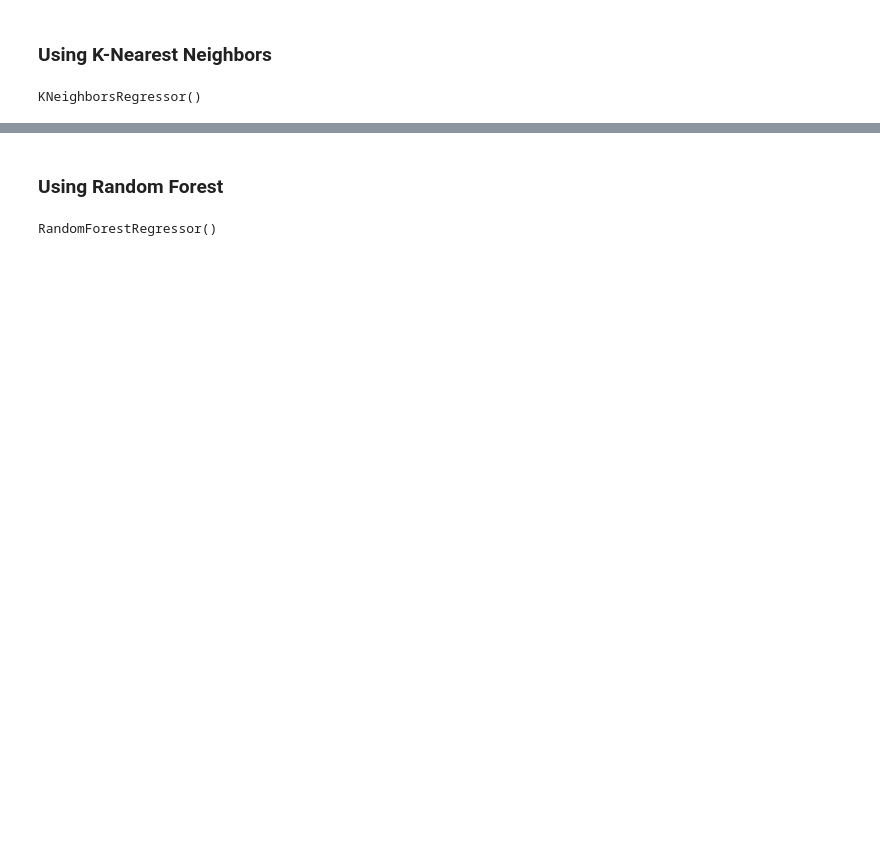
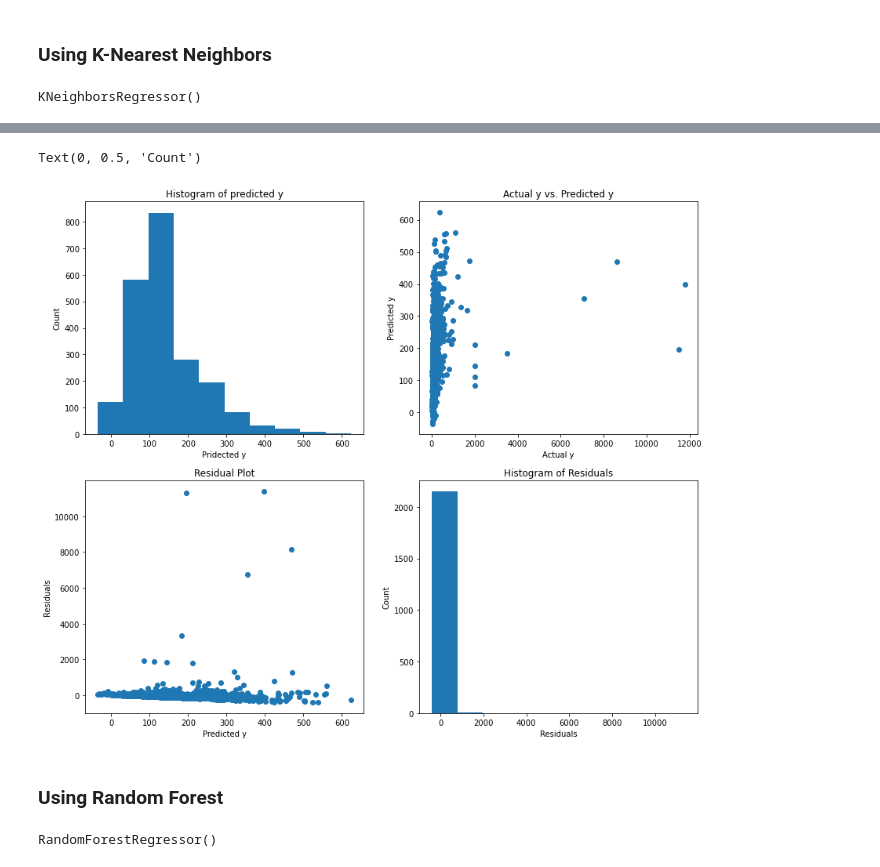
Before and after one commit to GKPSingh/Toronto-Airbnb, a Jupyter notebook: Airbnb_Modelling.ipynb, the cells around one changed output, grey strips where cells are left out. Cells and saved outputs as stored; diff of their text form; code cells hidden in the pictures; blank space fills up the shorter version.

```diff
--- a/Airbnb_Modelling.ipynb
+++ b/Airbnb_Modelling.ipynb
@@ -275,3 +347,27 @@ print(np.sqrt(mean_squared_error(y_test, yk_preds)))
+# %%
+fig,ax = plt.subplots(nrows = 2, ncols =2, figsize = (14,12))
+ax[0,0].hist(y_preds)
+ax[0,0].set_title('Histogram of predicted y')
+ax[0,0].set_xlabel('Pridected y')
+ax[0,0].set_ylabel('Count')
+
+ax[0,1].scatter(y_test, y_preds)
+ax[0,1].set_title('Actual y vs. Predicted y')
+ax[0,1].set_xlabel('Actual y')
+ax[0,1].set_ylabel('Predicted y')
+
+ax[1,0].scatter(y_preds, y_test - y_preds)
+ax[1,0].set_title('Residual Plot')
+ax[1,0].set_xlabel('Predicted y')
+ax[1,0].set_ylabel('Residuals')
+
+ax[1,1].hist(y_test - y_preds)
+ax[1,1].set_title('Histogram of Residuals')
+ax[1,1].set_xlabel('Residuals')
+ax[1,1].set_ylabel('Count')
+# %% [output]
+Text(0, 0.5, 'Count')
+[figure, added]
 # %% [markdown]
 ### Using Random Forest
 # %%
```
Also changed, not shown: parts of 73 cells of this notebook.
